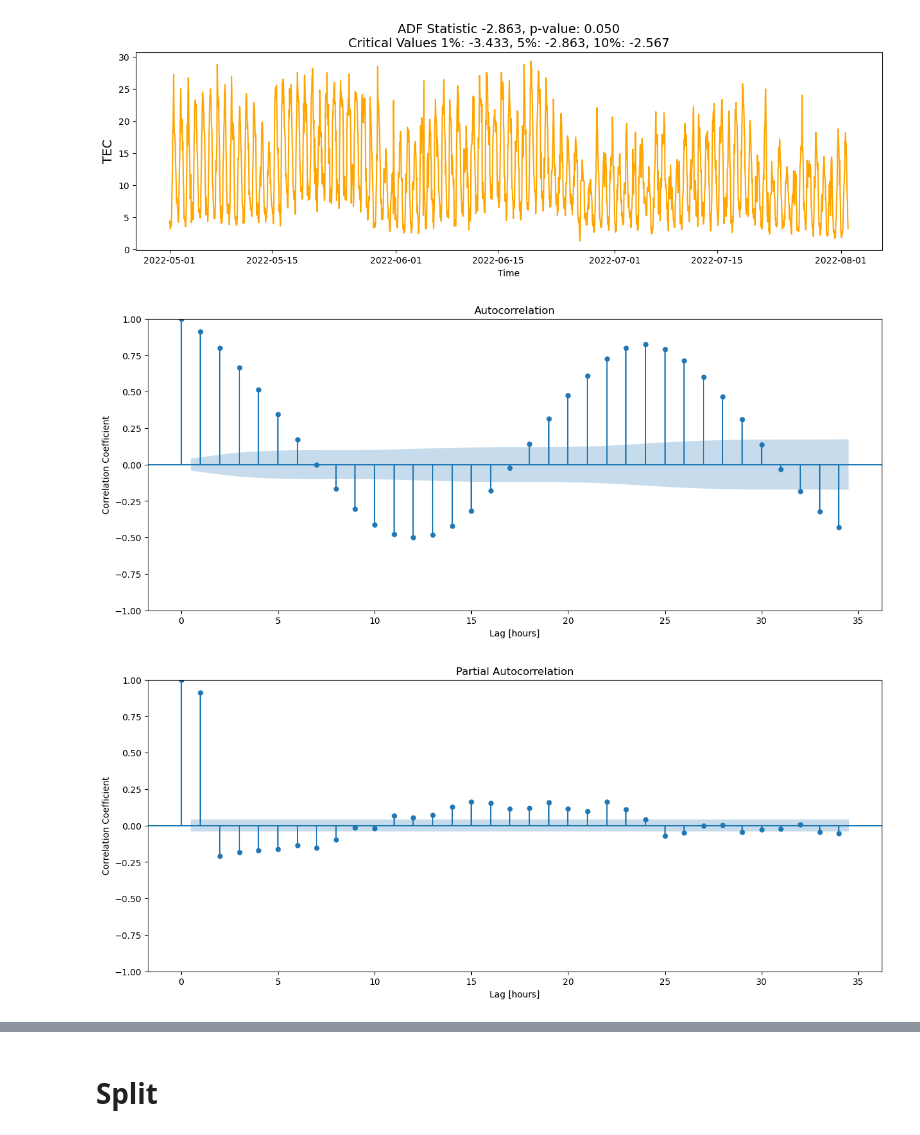
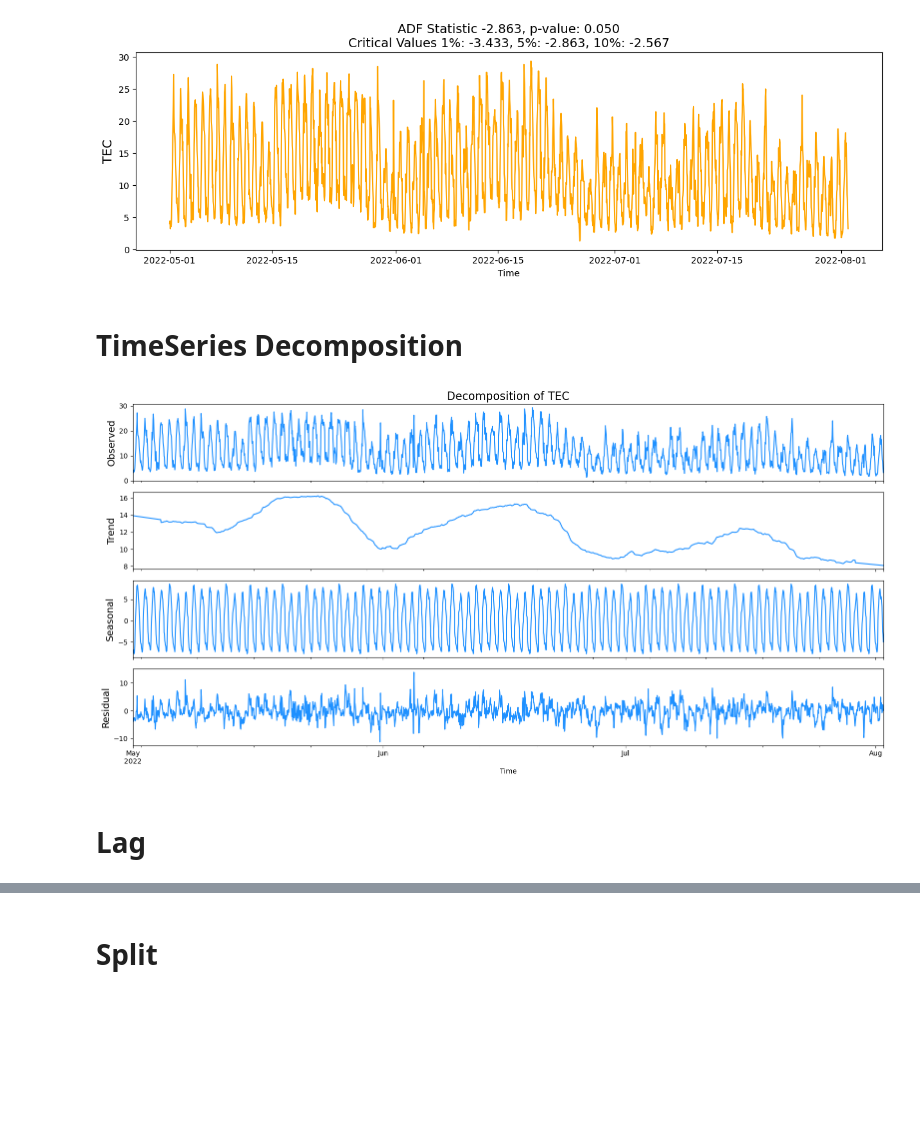
Before and after one commit to elqwaisney/Ionogram-Scaled-Charecteristics-analysis, a Jupyter notebook: Ionogram.ipynb, the cells around one changed output, grey strips where cells are left out. Cells and saved outputs as stored; diff of their text form; code cells hidden in the pictures; blank space fills up the shorter version.

```diff
--- a/Ionogram.ipynb
+++ b/Ionogram.ipynb
@@ -220,17 +222,5 @@ f, ax = plt.subplots(nrows=1, ncols=1, figsize=(15, 4))
 visualize_adfuller_results(X.values, 'TEC', ax=ax)
 # %% [output]
 [figure]
-# %%
-fig, ax = plt.subplots(figsize=(15, 6))
-plot_acf(X,ax=ax)
-plt.xlabel("Lag [hours]")
-plt.ylabel("Correlation Coefficient");
-# %% [output]
-[figure, removed]
-# %%
-fig, ax = plt.subplots(figsize=(15, 6))
-plot_pacf(X,ax=ax)
-plt.xlabel("Lag [hours]")
-plt.ylabel("Correlation Coefficient");
-# %% [output]
-[figure, removed]
+# %% [markdown]
+# TimeSeries Decomposition
@@ -236,0 +238,28 @@ plt.ylabel("Correlation Coefficient");
+# %%
+fig, ax = plt.subplots(ncols=1, nrows=4, sharex=True, figsize=(16, 8))
+
+# Column to decompose
+column = 'TEC'  # Change this to the appropriate column name or Series variable
+
+# Decompose the Series
+res = seasonal_decompose(X, period=rolling_window, model='additive', extrapolate_trend='freq')
+
+# Plot the results
+ax[0].set_title('Decomposition of {}'.format(column), fontsize=16)
+res.observed.plot(ax=ax[0], legend=False, color='dodgerblue')
+ax[0].set_ylabel('Observed', fontsize=14)
+
+res.trend.plot(ax=ax[1], legend=False, color='dodgerblue')
+ax[1].set_ylabel('Trend', fontsize=14)
+
+res.seasonal.plot(ax=ax[2], legend=False, color='dodgerblue')
+ax[2].set_ylabel('Seasonal', fontsize=14)
+
+res.resid.plot(ax=ax[3], legend=False, color='dodgerblue')
+ax[3].set_ylabel('Residual', fontsize=14)
+
+plt.tight_layout()
+# %% [output]
+[figure, added]
+# %% [markdown]
+# Lag
```
Also changed, not shown: parts of 32 cells of this notebook.
